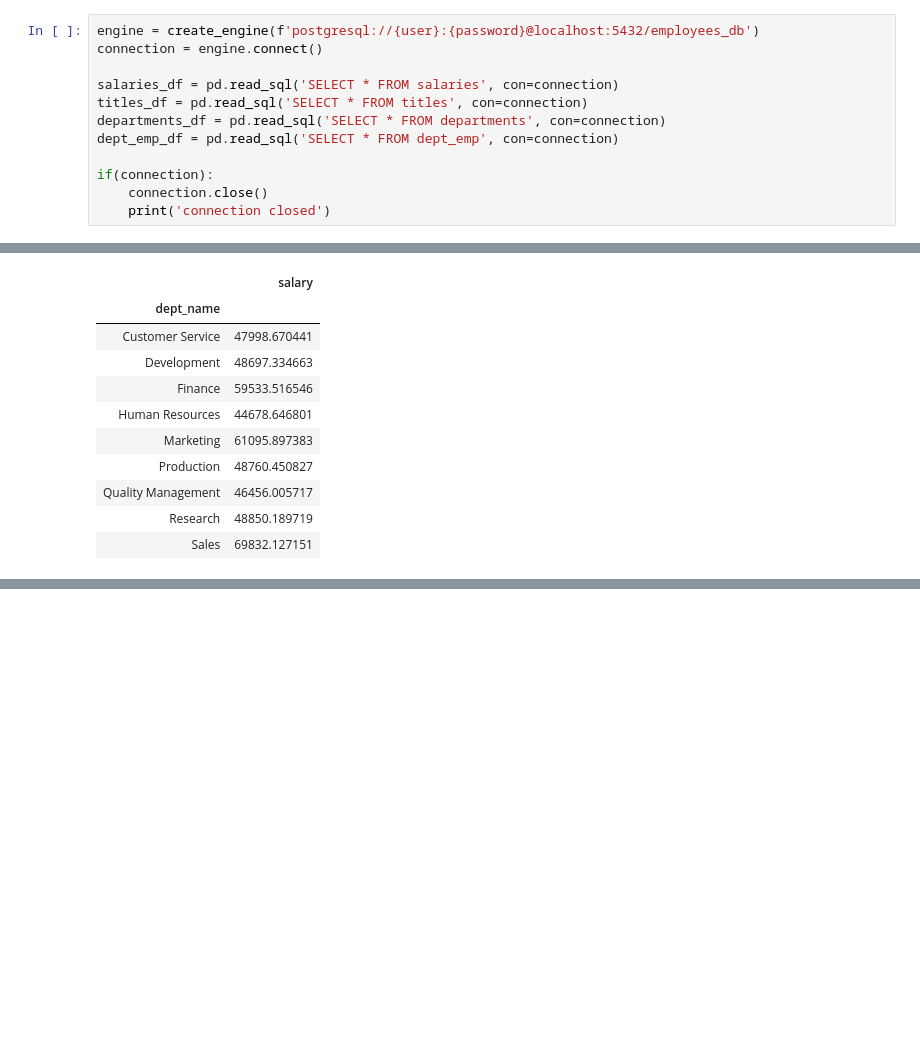
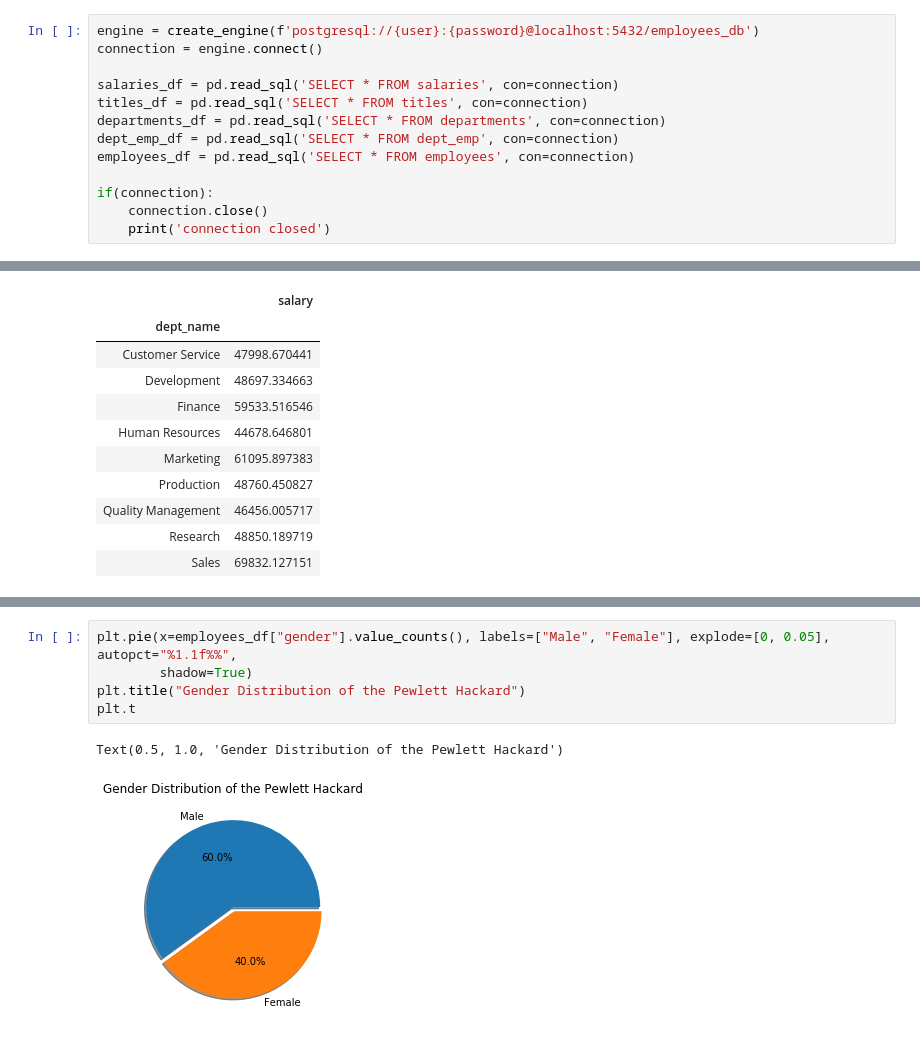
Before and after one commit to camiloibanez/Employee-Payroll-Analysis, a Jupyter notebook: EmployeeSQL/Employee data.ipynb, the cells around one changed output, grey strips where cells are left out. Saved outputs shown, nothing was run; the diff lists cells and outputs as text; blank space fills up the shorter version.

Commit message:
gender distribution

```diff
--- a/EmployeeSQL/Employee data.ipynb
+++ b/EmployeeSQL/Employee data.ipynb
@@ -14,6 +14,7 @@ salaries_df = pd.read_sql('SELECT * FROM salaries', con=connection)
 titles_df = pd.read_sql('SELECT * FROM titles', con=connection)
 departments_df = pd.read_sql('SELECT * FROM departments', con=connection)
 dept_emp_df = pd.read_sql('SELECT * FROM dept_emp', con=connection)
+employees_df = pd.read_sql('SELECT * FROM employees', con=connection)
 
 if(connection):
     connection.close()
@@ -120,0 +122,8 @@ plt.show()
+# %%
+plt.pie(x=employees_df["gender"].value_counts(), labels=["Male", "Female"], explode=[0, 0.05], autopct="%1.1f%%",
+        shadow=True)
+plt.title("Gender Distribution of the Pewlett Hackard")
+plt.t
+# %% [output]
+Text(0.5, 1.0, 'Gender Distribution of the Pewlett Hackard')
+[figure, added]
```
Also changed, not shown: parts of 1 cell of this notebook.
